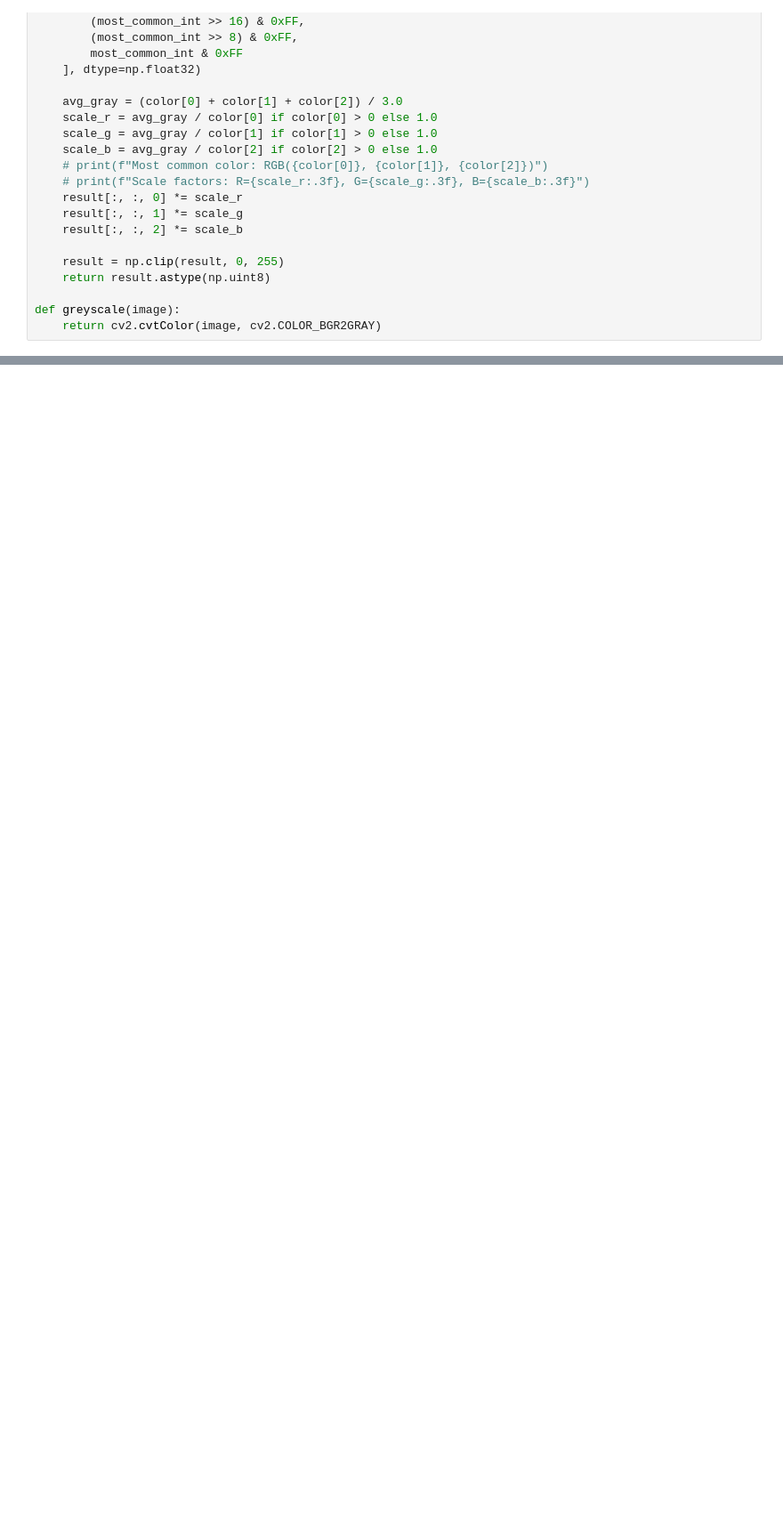
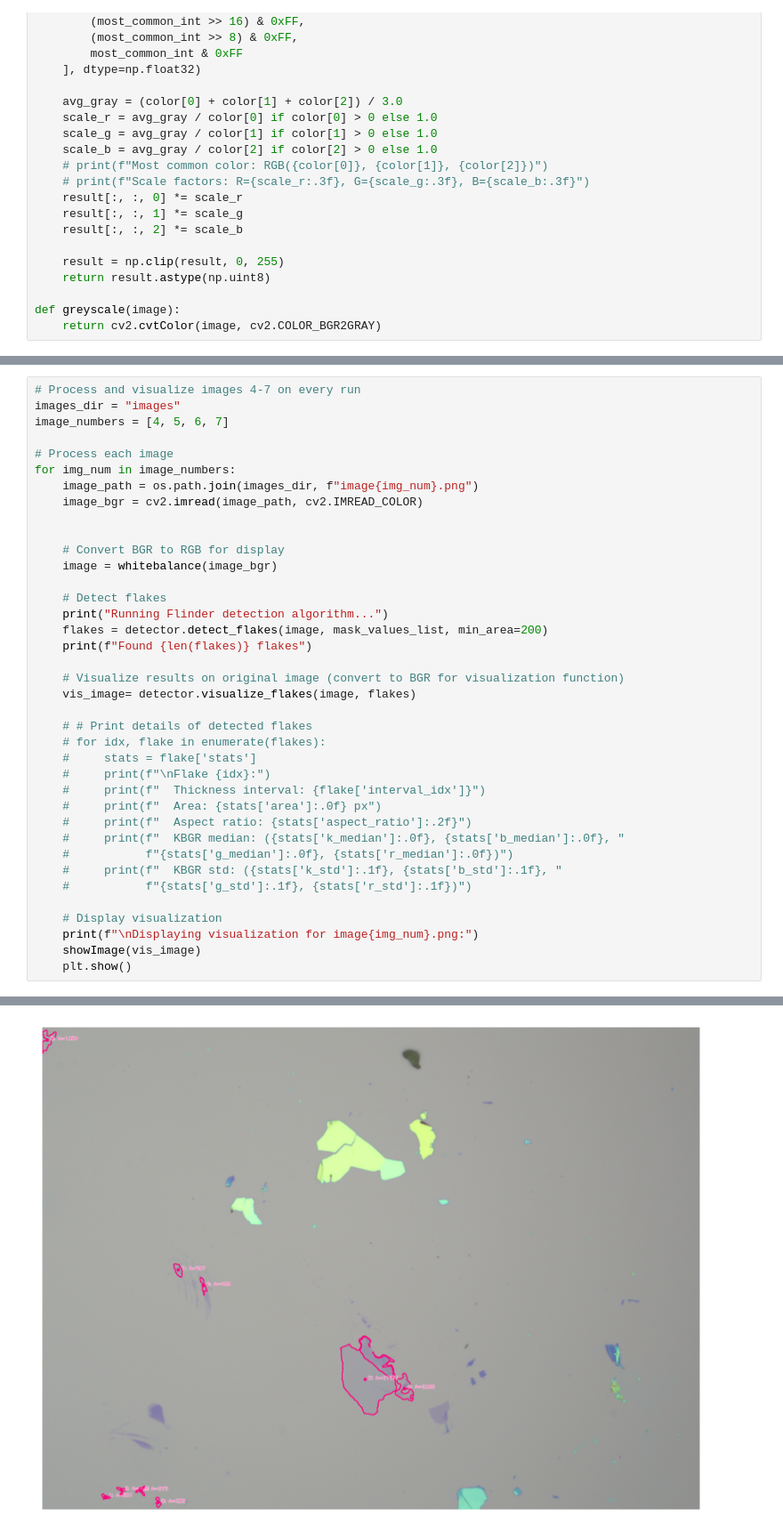
Before and after one commit to Austin4705/AutomatedTransferStation, a Jupyter notebook: TestingEnv/CVTesting/FlakeDetection/detect_flakes4.ipynb, the cells around one changed output, grey strips where cells are left out. Shown at 89% size. Drawn from its saved outputs; the diff is of its cells as text; blank space fills up the shorter version.

```diff
--- a/TestingEnv/CVTesting/FlakeDetection/detect_flakes4.ipynb
+++ b/TestingEnv/CVTesting/FlakeDetection/detect_flakes4.ipynb
@@ -766,0 +375,39 @@ Flake 1:
+# %%
+# Process and visualize images 4-7 on every run
+images_dir = "images"
+image_numbers = [4, 5, 6, 7]
+
+# Process each image
+for img_num in image_numbers:
+    image_path = os.path.join(images_dir, f"image{img_num}.png")
+    image_bgr = cv2.imread(image_path, cv2.IMREAD_COLOR)
+
+
+    # Convert BGR to RGB for display
+    image = whitebalance(image_bgr)
+
+    # Detect flakes
+    print("Running Flinder detection algorithm...")
+    flakes = detector.detect_flakes(image, mask_values_list, min_area=200)
+    print(f"Found {len(flakes)} flakes")
+
+    # Visualize results on original image (convert to BGR for visualization function)
+    vis_image= detector.visualize_flakes(image, flakes)
+
+    # # Print details of detected flakes
+    # for idx, flake in enumerate(flakes):
+    #     stats = flake['stats']
+    #     print(f"\nFlake {idx}:")
+    #     print(f"  Thickness interval: {flake['interval_idx']}")
+    #     print(f"  Area: {stats['area']:.0f} px")
+    #     print(f"  Aspect ratio: {stats['aspect_ratio']:.2f}")
+    #     print(f"  KBGR median: ({stats['k_median']:.0f}, {stats['b_median']:.0f}, "
+    #           f"{stats['g_median']:.0f}, {stats['r_median']:.0f})")
+    #     print(f"  KBGR std: ({stats['k_std']:.1f}, {stats['b_std']:.1f}, "
+    #           f"{stats['g_std']:.1f}, {stats['r_std']:.1f})")
+
+    # Display visualization
+    print(f"\nDisplaying visualization for image{img_num}.png:")
+    showImage(vis_image)
+    plt.show()
+# %% [output]
@@ -766,0 +418 @@ Flake 1:
+[figure, added]
```
Also changed, not shown: parts of 6 cells of this notebook.
